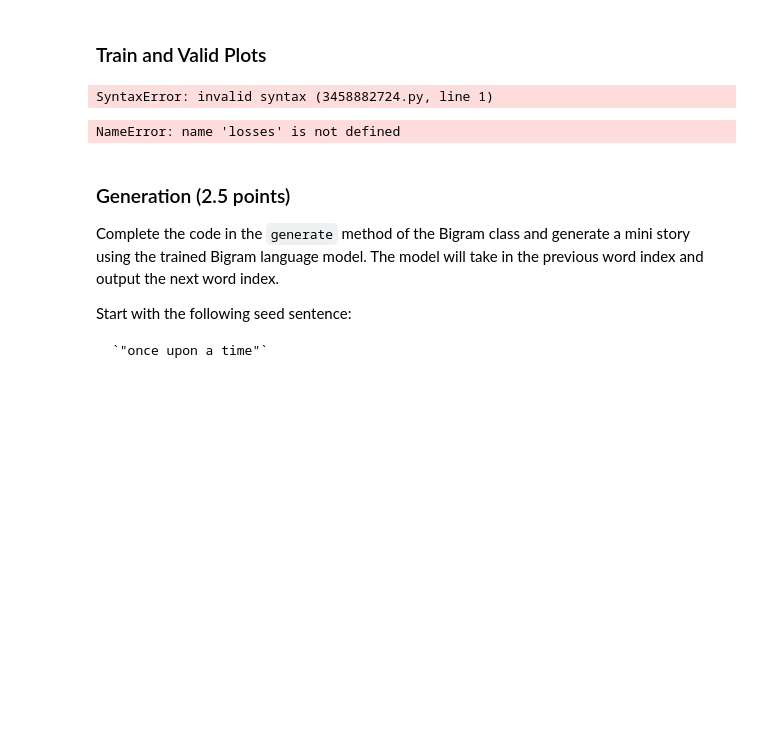
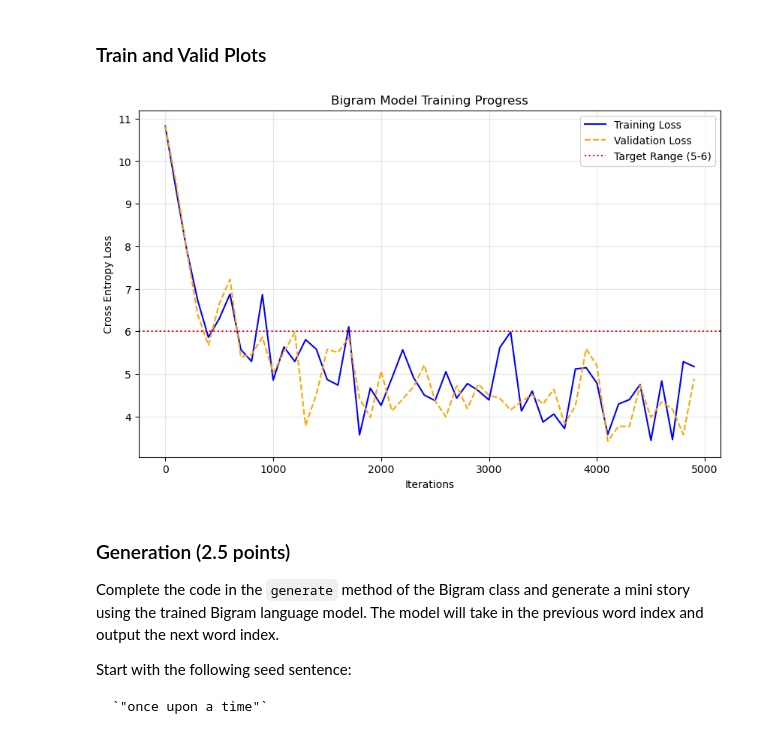
Before and after one commit to pranjalidatascience/MiniGPT, a Jupyter notebook: Language_Modelling.ipynb, the cells around one changed output. Drawn from its saved outputs; the diff is of its cells as text; code cells hidden in the pictures; blank space fills up the shorter version.

```diff
--- a/Language_Modelling.ipynb
+++ b/Language_Modelling.ipynb
@@ -69,19 +69,26 @@ Some notes on the training process:
 4. Please log the loss curves either on wandb, tensorboard or any other logger of your choice and please attach them below.
 # %% [markdown]
 ### Train and Valid Plots
-# %%
-python train.py
-# %% [output]
-SyntaxError: invalid syntax (3458882724.py, line 1)
-# %%
-import matplotlib.pyplot as plt
-plt.plot(losses)
-plt.xlabel('Iterations')
-plt.ylabel('Loss')
-plt.title('Bigram Training Loss')
-plt.show()
-# %% [output]
-NameError: name 'losses' is not defined
+# %%
+import matplotlib.pyplot as plt
+import json
+
+# Load the data saved by train.py
+with open("loss_history.json", "r") as f:
+    history = json.load(f)
+
+plt.figure(figsize=(10, 6))
+plt.plot(history["steps"], history["train"],  label='Training Loss', color='blue')
+plt.plot(history["steps"], history["val"], label='Validation Loss', color='orange', linestyle='--')
+plt.axhline(y=6.0, color='r', linestyle=':', label='Target Range (5-6)')
+plt.xlabel('Iterations')
+plt.ylabel('Cross Entropy Loss')
+plt.title('Bigram Model Training Progress')
+plt.legend()
+plt.grid(True, alpha=0.3)
+plt.show()
+# %% [output]
+[figure, added]
 # %% [markdown]
 ### Generation (2.5 points)
 
```
Also changed, not shown: parts of 9 cells of this notebook, 3 other files.
